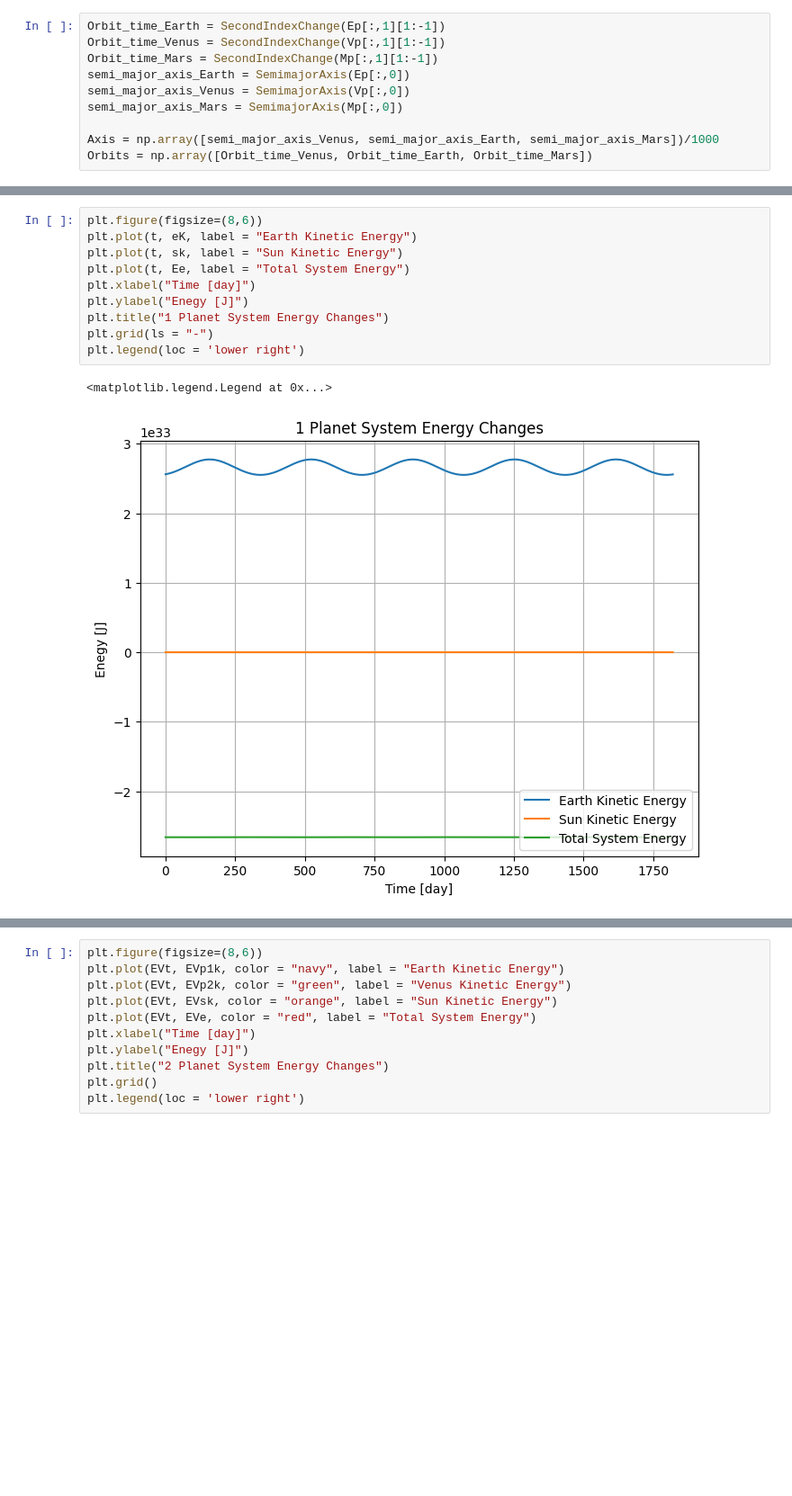
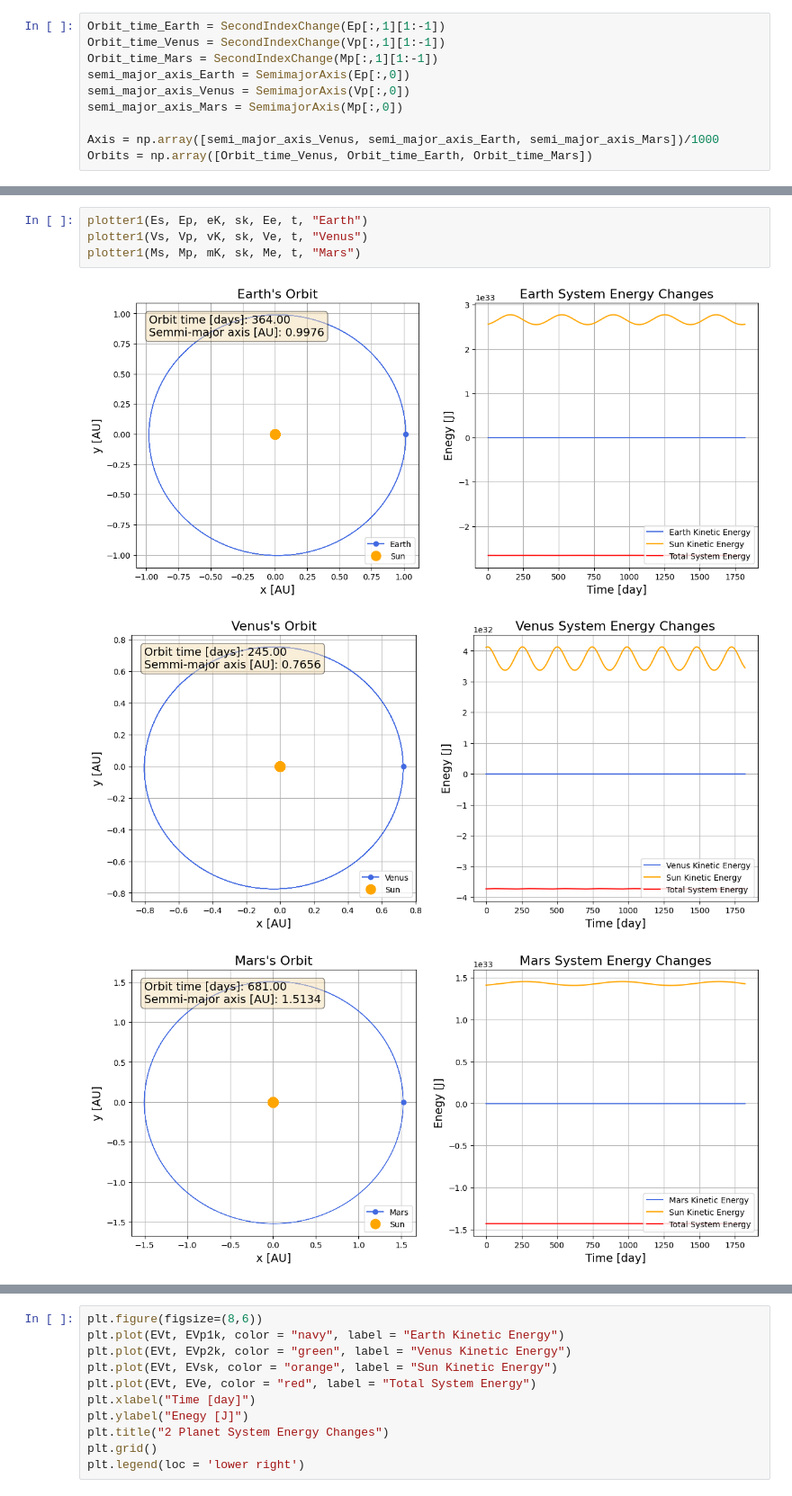
Before and after one commit to jmtony2000/Numerical_Symulations_of_-Star_System_Dynamics, a Jupyter notebook: Simulation.ipynb, the cells around one changed output, grey strips where cells are left out. Shown: that part at 90% size. Cells and saved outputs as stored; diff of their text form; blank space fills up the shorter version.

```diff
--- a/Simulation.ipynb
+++ b/Simulation.ipynb
@@ -228,17 +297,12 @@ plt.legend()
 [figure]
-# %%
-plt.figure(figsize=(8,6))
-plt.plot(t, eK, label = "Earth Kinetic Energy")
-plt.plot(t, sk, label = "Sun Kinetic Energy")
-plt.plot(t, Ee, label = "Total System Energy")
-plt.xlabel("Time [day]")
-plt.ylabel("Enegy [J]")
-plt.title("1 Planet System Energy Changes")
-plt.grid(ls = "-")
-plt.legend(loc = 'lower right')
-# %% [output]
-<matplotlib.legend.Legend at 0x...>
-[figure, removed]
+# %%
+plotter1(Es, Ep, eK, sk, Ee, t, "Earth")
+plotter1(Vs, Vp, vK, sk, Ve, t, "Venus")
+plotter1(Ms, Mp, mK, sk, Me, t, "Mars")
+# %% [output]
+[figure, added]
+[figure, added]
+[figure, added]
 # %%
 Sun = SystObj(sun_mass, np.array([0,0]), np.array([0,0]))
 Earth = SystObj(earth_mass, np.array([earth_aphelion_distance,0]), np.array([0,earth_aphelion_momenta]))
```
Also changed, not shown: parts of 7 cells of this notebook, 10 other files.
